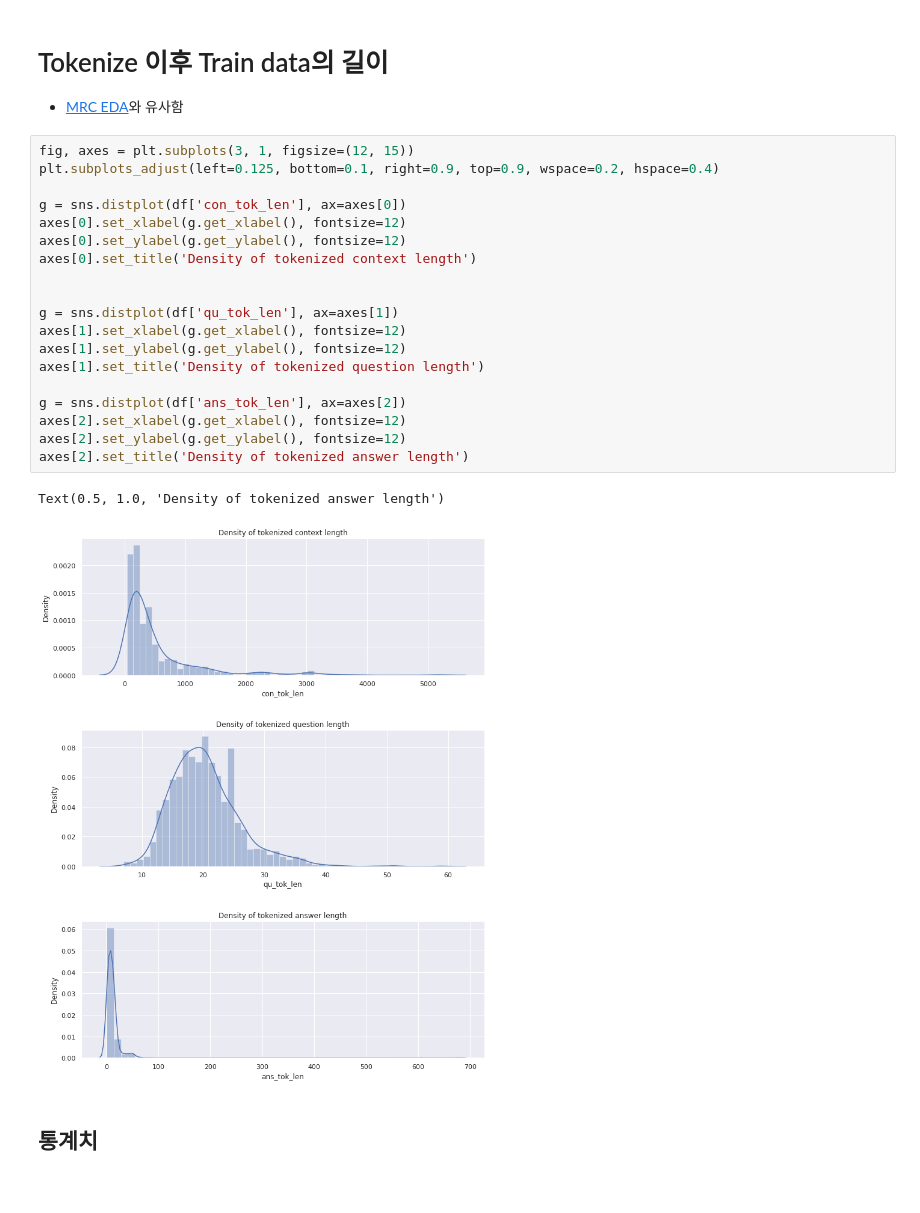
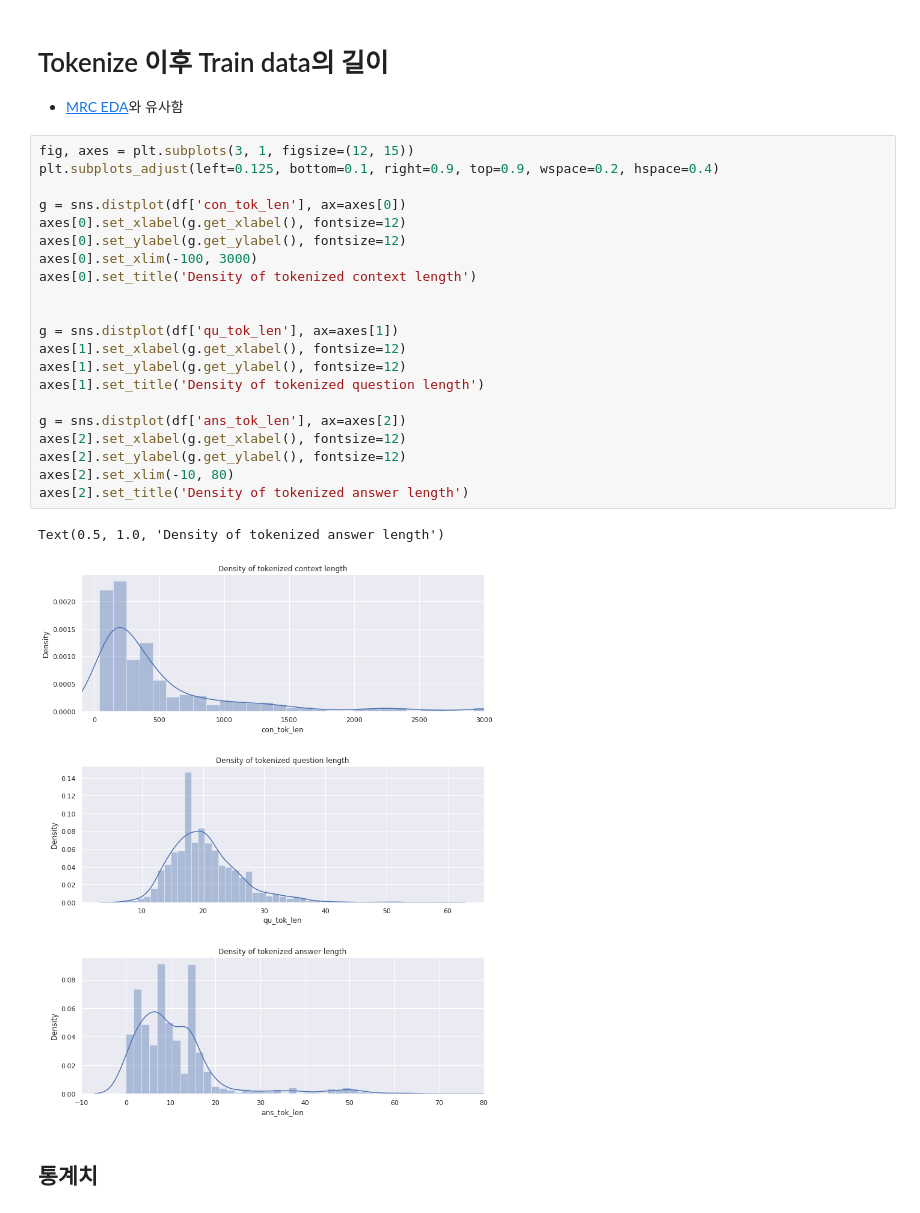
Before and after one commit to boostcampaitech3/final-project-level3-nlp-09, a Jupyter notebook: data_utils/EDA.ipynb, the cells around one changed output. Drawn from its saved outputs; the diff is of its cells as text.

```diff
--- a/data_utils/EDA.ipynb
+++ b/data_utils/EDA.ipynb
@@ -213,25 +214,27 @@ df.head(5)
 # %%
 fig, axes = plt.subplots(3, 1, figsize=(12, 15))
 plt.subplots_adjust(left=0.125, bottom=0.1, right=0.9, top=0.9, wspace=0.2, hspace=0.4)
 
 g = sns.distplot(df['con_tok_len'], ax=axes[0])
 axes[0].set_xlabel(g.get_xlabel(), fontsize=12)
 axes[0].set_ylabel(g.get_ylabel(), fontsize=12)
+axes[0].set_xlim(-100, 3000)
 axes[0].set_title('Density of tokenized context length')
 
 
 g = sns.distplot(df['qu_tok_len'], ax=axes[1])
 axes[1].set_xlabel(g.get_xlabel(), fontsize=12)
 axes[1].set_ylabel(g.get_ylabel(), fontsize=12)
 axes[1].set_title('Density of tokenized question length')
 
 g = sns.distplot(df['ans_tok_len'], ax=axes[2])
 axes[2].set_xlabel(g.get_xlabel(), fontsize=12)
 axes[2].set_ylabel(g.get_ylabel(), fontsize=12)
+axes[2].set_xlim(-10, 80)
 axes[2].set_title('Density of tokenized answer length')
 # %% [output]
 Text(0.5, 1.0, 'Density of tokenized answer length')
-[figure, old version]
+[figure, new version]
 # %% [markdown]
 ## 통계치
 # %%
```
Also changed, not shown: parts of 9 cells of this notebook.
